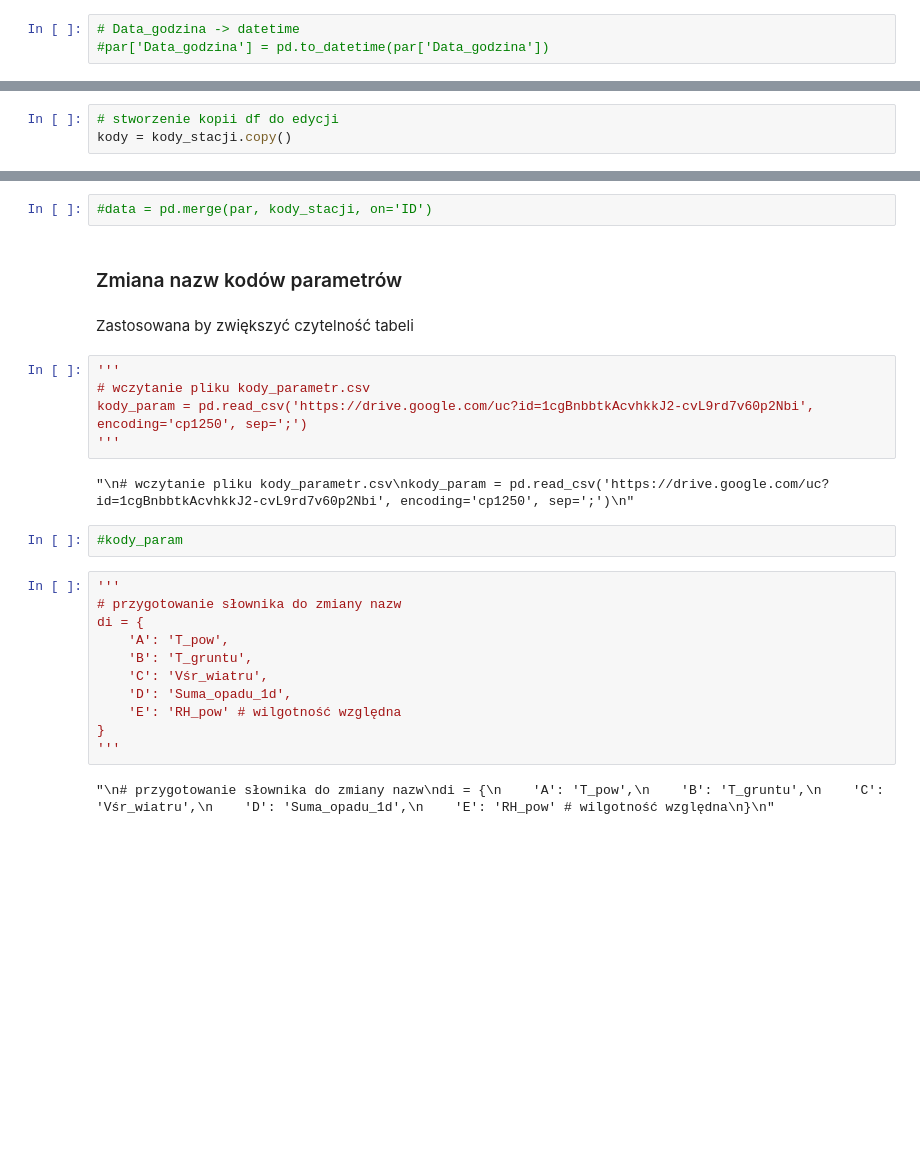
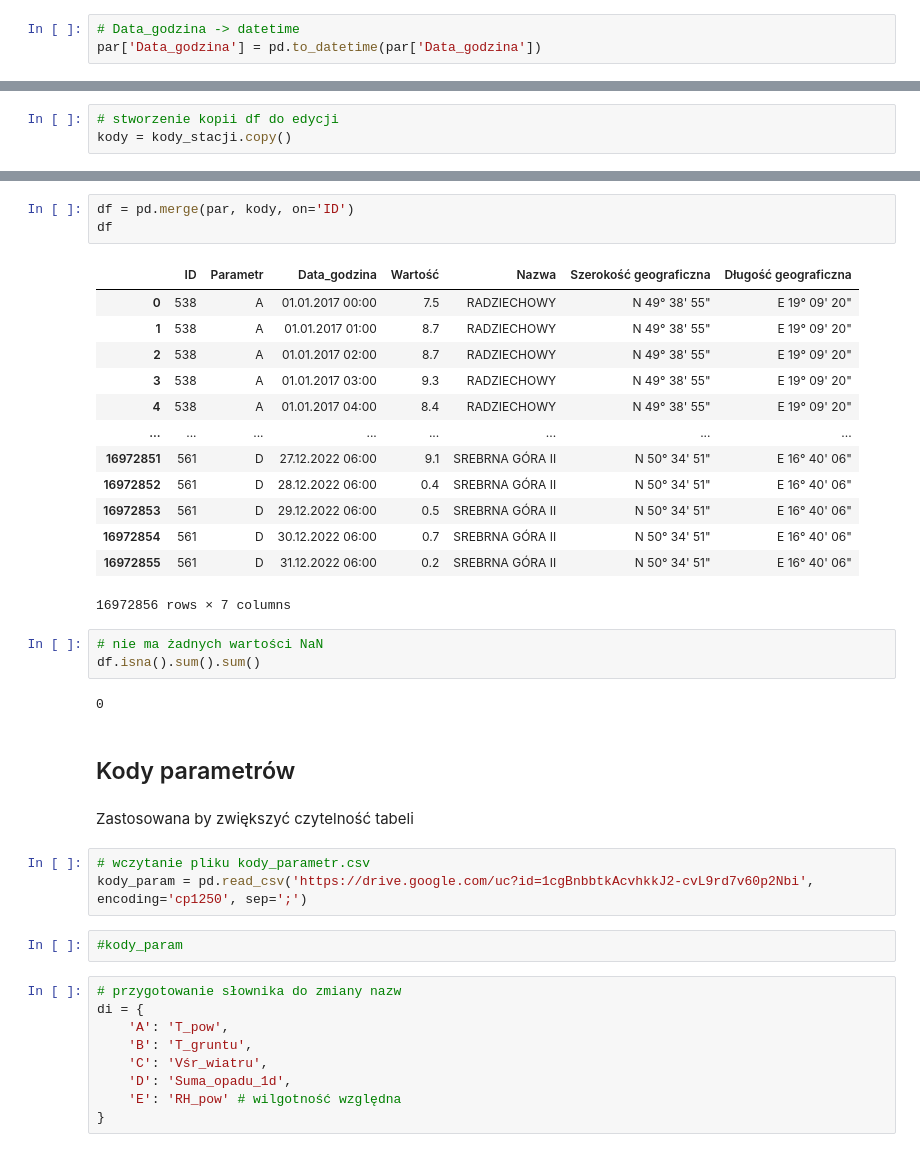
Before and after one commit to oliwia-kol/Hitech-Girls-Orange-AI-Project, a Jupyter notebook: Zadanie_Orange.ipynb, the cells around one changed output, grey strips where cells are left out. Saved outputs shown, nothing was run; the diff lists cells and outputs as text; blank space fills up the shorter version.

```diff
--- a/Zadanie_Orange.ipynb
+++ b/Zadanie_Orange.ipynb
@@ -593,7 +593,7 @@ memory usage: 518.0+ MB
 par['ID_stacji'] = par['ID_stacji'].astype(int)
 # %%
 # Data_godzina -> datetime
-#par['Data_godzina'] = pd.to_datetime(par['Data_godzina'])
+par['Data_godzina'] = pd.to_datetime(par['Data_godzina'])
 # %%
 # Wartość -> float
 par['Wartość'] = par['Wartość'].str.replace(',','.')
@@ -815,20 +814,35 @@ print('Wartość ID z tabeli par:', par['ID'].dtype, '\nWartość ID z tabeli ko
 # %%
-#data = pd.merge(par, kody_stacji, on='ID')
+df = pd.merge(par, kody, on='ID')
+df
+# %% [output]
+|  | ID | Parametr | Data_godzina | Wartość | Nazwa | Szerokość geograficzna | Długość geograficzna |
+| 0 | 538 | A | 01.01.2017 00:00 | 7.5 | RADZIECHOWY | N 49° 38' 55" | E 19° 09' 20" |
+| 1 | 538 | A | 01.01.2017 01:00 | 8.7 | RADZIECHOWY | N 49° 38' 55" | E 19° 09' 20" |
+| 2 | 538 | A | 01.01.2017 02:00 | 8.7 | RADZIECHOWY | N 49° 38' 55" | E 19° 09' 20" |
+| 3 | 538 | A | 01.01.2017 03:00 | 9.3 | RADZIECHOWY | N 49° 38' 55" | E 19° 09' 20" |
+| 4 | 538 | A | 01.01.2017 04:00 | 8.4 | RADZIECHOWY | N 49° 38' 55" | E 19° 09' 20" |
+| ... | ... | ... | ... | ... | ... | ... | ... |
+| 16972851 | 561 | D | 27.12.2022 06:00 | 9.1 | SREBRNA GÓRA II | N 50° 34' 51" | E 16° 40' 06" |
+| 16972852 | 561 | D | 28.12.2022 06:00 | 0.4 | SREBRNA GÓRA II | N 50° 34' 51" | E 16° 40' 06" |
+| 16972853 | 561 | D | 29.12.2022 06:00 | 0.5 | SREBRNA GÓRA II | N 50° 34' 51" | E 16° 40' 06" |
+| 16972854 | 561 | D | 30.12.2022 06:00 | 0.7 | SREBRNA GÓRA II | N 50° 34' 51" | E 16° 40' 06" |
+| 16972855 | 561 | D | 31.12.2022 06:00 | 0.2 | SREBRNA GÓRA II | N 50° 34' 51" | E 16° 40' 06" |
+16972856 rows × 7 columns
+# %%
+# nie ma żadnych wartości NaN
+df.isna().sum().sum()
+# %% [output]
+0
 # %% [markdown]
-### Zmiana nazw kodów parametrów
+## Kody parametrów
 # %% [markdown]
 Zastosowana by zwiększyć czytelność tabeli
 # %%
-'''
 # wczytanie pliku kody_parametr.csv
 kody_param = pd.read_csv('https://drive.google.com/uc?id=1cgBnbbtkAcvhkkJ2-cvL9rd7v60p2Nbi', encoding='cp1250', sep=';')
-'''
-# %% [output]
-"\n# wczytanie pliku kody_parametr.csv\nkody_param = pd.read_csv('https://drive.google.com/uc?id=1cgBnbbtkAcvhkkJ2-cvL9rd7v60p2Nbi', encoding='cp1250', sep=';')\n"
 # %%
 #kody_param
 # %%
-'''
 # przygotowanie słownika do zmiany nazw
 di = {
     'A': 'T_pow',
@@ -837,7 +851,4 @@ di = {
     'D': 'Suma_opadu_1d',
     'E': 'RH_pow' # wilgotność względna
 }
-'''
-# %% [output]
-"\n# przygotowanie słownika do zmiany nazw\ndi = {\n    'A': 'T_pow',\n    'B': 'T_gruntu',\n    'C': 'Vśr_wiatru',\n    'D': 'Suma_opadu_1d',\n    'E': 'RH_pow' # wilgotność względna\n}\n"
 # %%
```
Also changed, not shown: parts of 12 cells of this notebook.
